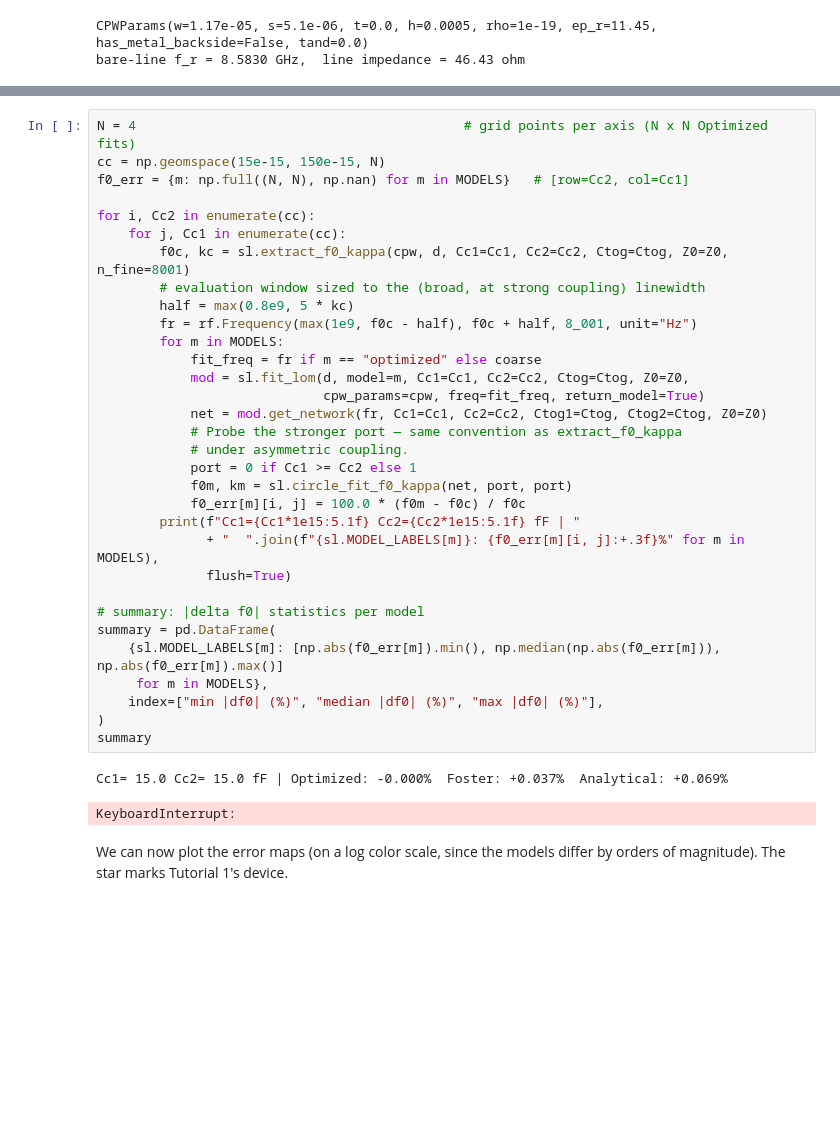
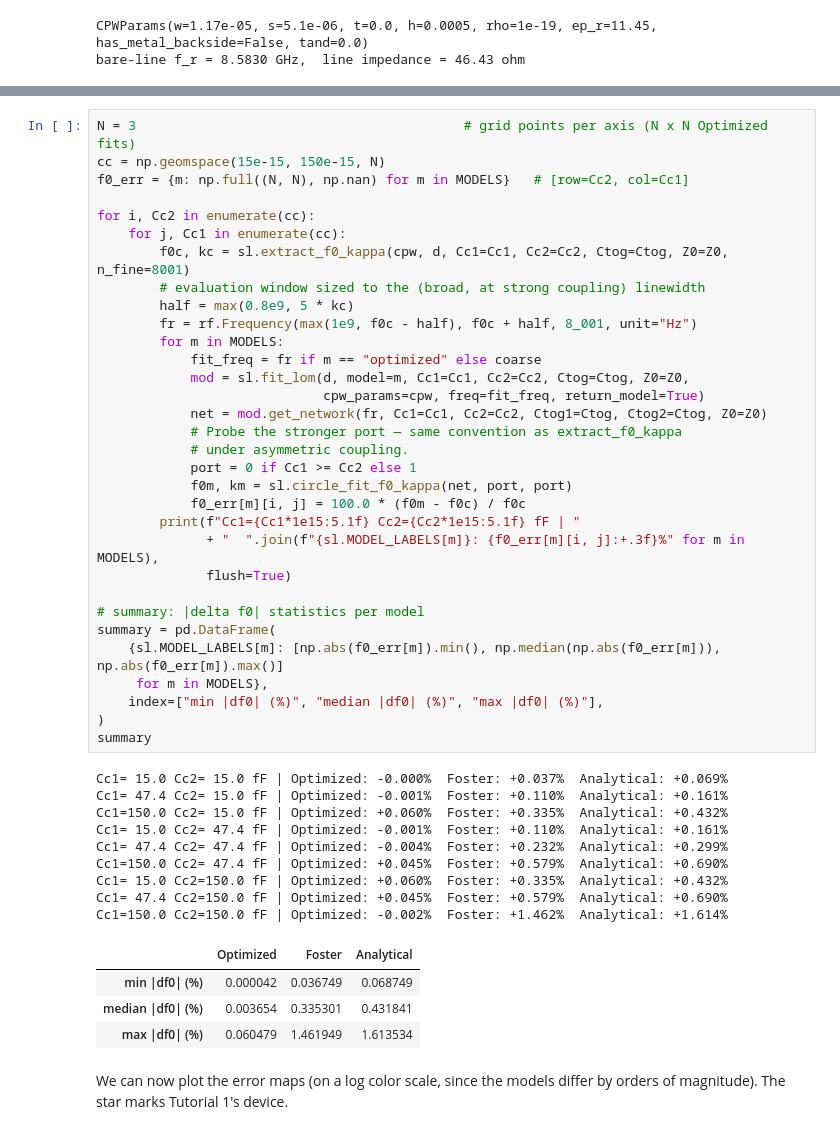
Before and after one commit to elizabethkunz/simpleLOMs, a Jupyter notebook: docs/tutorials/02_ranking_and_loaded_shifts.ipynb, the cells around one changed output, grey strips where cells are left out. Cells and saved outputs as stored; diff of their text form; blank space fills up the shorter version.

```diff
--- a/docs/tutorials/02_ranking_and_loaded_shifts.ipynb
+++ b/docs/tutorials/02_ranking_and_loaded_shifts.ipynb
@@ -81,39 +78,50 @@ the closed form's, not an artifact of feeding it an already-loaded frequency.
 > more detail.
 # %%
-N = 4                                          # grid points per axis (N x N Optimized fits)
+N = 3                                          # grid points per axis (N x N Optimized fits)
 cc = np.geomspace(15e-15, 150e-15, N)
 f0_err = {m: np.full((N, N), np.nan) for m in MODELS}   # [row=Cc2, col=Cc1]
 
 for i, Cc2 in enumerate(cc):
     for j, Cc1 in enumerate(cc):
         f0c, kc = sl.extract_f0_kappa(cpw, d, Cc1=Cc1, Cc2=Cc2, Ctog=Ctog, Z0=Z0, n_fine=8001)
         # evaluation window sized to the (broad, at strong coupling) linewidth
         half = max(0.8e9, 5 * kc)
         fr = rf.Frequency(max(1e9, f0c - half), f0c + half, 8_001, unit="Hz")
         for m in MODELS:
             fit_freq = fr if m == "optimized" else coarse
             mod = sl.fit_lom(d, model=m, Cc1=Cc1, Cc2=Cc2, Ctog=Ctog, Z0=Z0,
                              cpw_params=cpw, freq=fit_freq, return_model=True)
             net = mod.get_network(fr, Cc1=Cc1, Cc2=Cc2, Ctog1=Ctog, Ctog2=Ctog, Z0=Z0)
             # Probe the stronger port — same convention as extract_f0_kappa
             # under asymmetric coupling.
             port = 0 if Cc1 >= Cc2 else 1
             f0m, km = sl.circle_fit_f0_kappa(net, port, port)
             f0_err[m][i, j] = 100.0 * (f0m - f0c) / f0c
         print(f"Cc1={Cc1*1e15:5.1f} Cc2={Cc2*1e15:5.1f} fF | "
               + "  ".join(f"{sl.MODEL_LABELS[m]}: {f0_err[m][i, j]:+.3f}%" for m in MODELS),
               flush=True)
 
 # summary: |delta f0| statistics per model
 summary = pd.DataFrame(
     {sl.MODEL_LABELS[m]: [np.abs(f0_err[m]).min(), np.median(np.abs(f0_err[m])), np.abs(f0_err[m]).max()]
      for m in MODELS},
     index=["min |df0| (%)", "median |df0| (%)", "max |df0| (%)"],
 )
 summary
 # %% [output]
 Cc1= 15.0 Cc2= 15.0 fF | Optimized: -0.000%  Foster: +0.037%  Analytical: +0.069%
+Cc1= 47.4 Cc2= 15.0 fF | Optimized: -0.001%  Foster: +0.110%  Analytical: +0.161%
+Cc1=150.0 Cc2= 15.0 fF | Optimized: +0.060%  Foster: +0.335%  Analytical: +0.432%
+Cc1= 15.0 Cc2= 47.4 fF | Optimized: -0.001%  Foster: +0.110%  Analytical: +0.161%
+Cc1= 47.4 Cc2= 47.4 fF | Optimized: -0.004%  Foster: +0.232%  Analytical: +0.299%
+Cc1=150.0 Cc2= 47.4 fF | Optimized: +0.045%  Foster: +0.579%  Analytical: +0.690%
+Cc1= 15.0 Cc2=150.0 fF | Optimized: +0.060%  Foster: +0.335%  Analytical: +0.432%
+Cc1= 47.4 Cc2=150.0 fF | Optimized: +0.045%  Foster: +0.579%  Analytical: +0.690%
+Cc1=150.0 Cc2=150.0 fF | Optimized: -0.002%  Foster: +1.462%  Analytical: +1.614%
-KeyboardInterrupt:
+|  | Optimized | Foster | Analytical |
+| min |df0| (%) | 0.000042 | 0.036749 | 0.068749 |
+| median |df0| (%) | 0.003654 | 0.335301 | 0.431841 |
+| max |df0| (%) | 0.060479 | 1.461949 | 1.613534 |
 # %% [markdown]
 We can now plot the error maps (on a log color scale, since the models differ by
 orders of magnitude). The star marks Tutorial 1's device.
```
Also changed, not shown: parts of 7 cells of this notebook, 6 other files.
